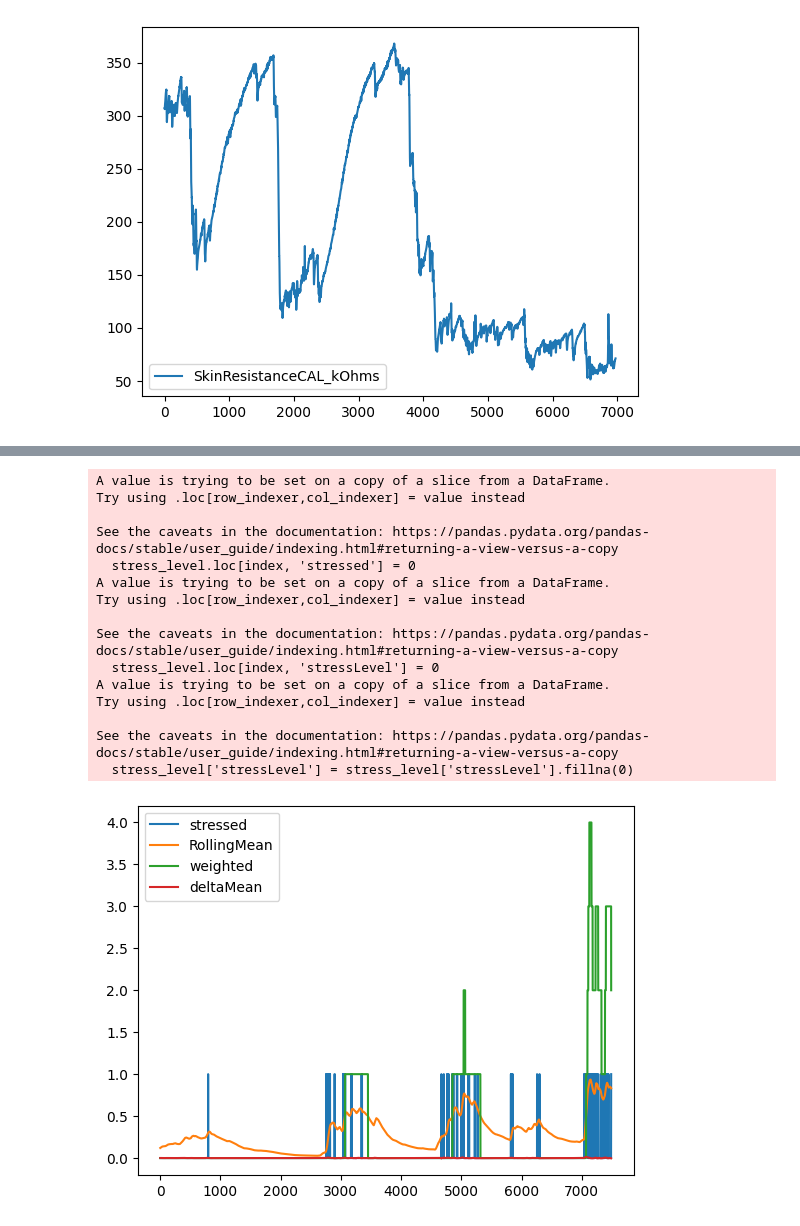
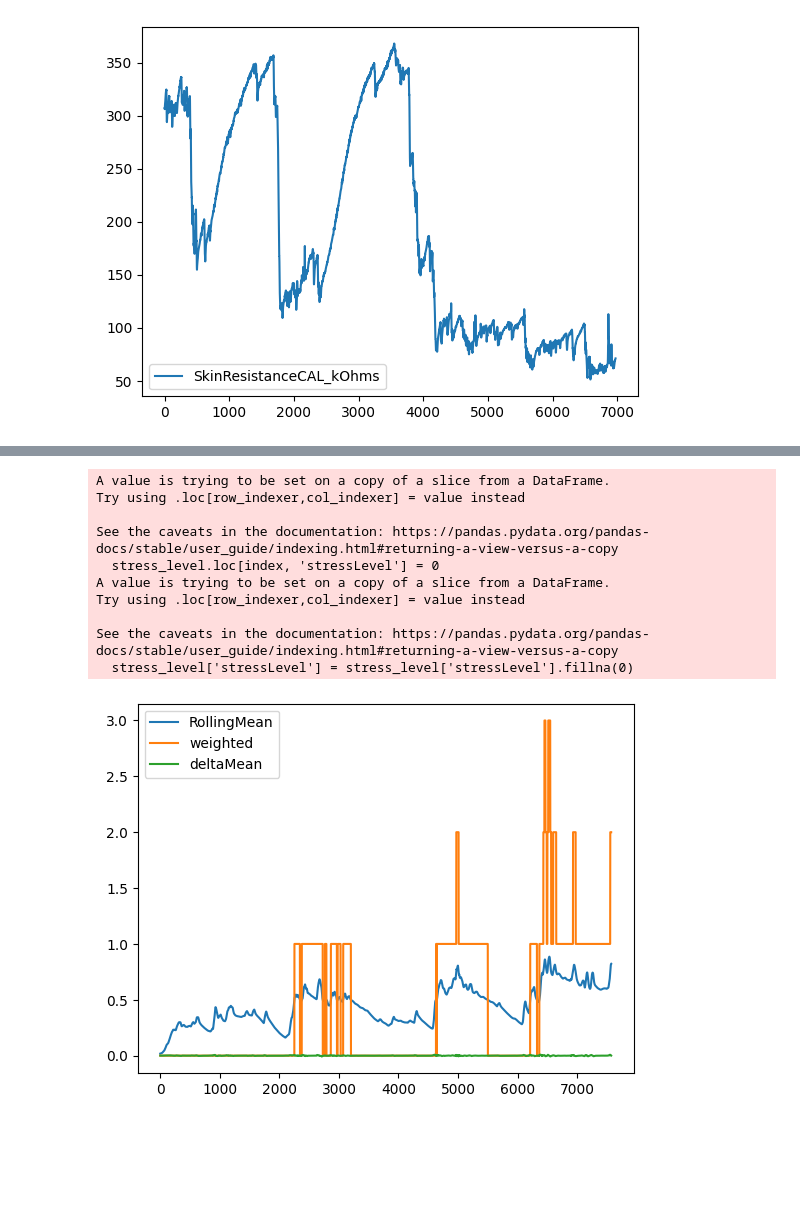
Before and after one commit to Inn0/STP1StressVisualisation, a Jupyter notebook: StressThreshold.ipynb, the cells around one changed output, grey strips where cells are left out. Drawn from its saved outputs; the diff is of its cells as text; code cells hidden in the pictures; blank space fills up the shorter version.

```diff
--- a/StressThreshold.ipynb
+++ b/StressThreshold.ipynb
@@ -131,7 +132,7 @@ scaler = MinMaxScaler()
 
 random_dataset = True
 
-dfTemp=test612_1
+dfTemp=datasetArray[0]
 if(random_dataset):
     dfTemp =  np.random.choice(datasetArray)
     print(type(dfTemp))
@@ -242,62 +223,48 @@ anomaly_detection_df[['anomaly', 'RollingMean','deltaMean']].plot()
 # %%
 from sklearn.model_selection import train_test_split
-stress_level = anomaly_detection_df[['anomaly', 'RollingMean', 'deltaMean']]
+stress_level = anomaly_detection_df[['RollingMean', 'deltaMean']]
 
 for index, row in stress_level.iterrows():
 
-        # print(row[0])
-        if row[0]==-1:
-            stress_level.loc[index, 'stressed'] = 1
-        else:
-            stress_level.loc[index, 'stressed'] = 0
+        # # print(row[0])
+        # if row[0]==-1:
+        #     stress_level.loc[index, 'stressed'] = 1
+        # else:
+        #     stress_level.loc[index, 'stressed'] = 0
 
-        if(row[1]>0.2):
+        if(row[0]>0.2):
             stress_level.loc[index, 'stressLevel'] = 0
-        if(row[1]>0.4):
+        if(row[0]>0.4):
             stress_level.loc[index, 'stressLevel'] = 1
-        if(row[1]>0.6):
+        if(row[0]>0.6):
             stress_level.loc[index, 'stressLevel'] = 2
-        if(row[1]>0.8):
+        if(row[0]>0.8):
             stress_level.loc[index, 'stressLevel'] = 3
-        if(row[1]>0.9):
+        if(row[0]>0.9):
             stress_level.loc[index, 'stressLevel'] = 4
 
 
 stress_level['stressLevel'] = stress_level['stressLevel'].fillna(0)
 stress_level['weighted'] = (stress_level['stressLevel']* stress_level['RollingMean']).round(0)
-# stress_level['RollingStressLevel'] = stress_level['stressLevel'].rolling(50).mean() # rolling median of 10 seconds
-# stress_level = stress_level*100
 
-# # decay the values (logarithmic, maybe make inverse exponential somehow?)
-# groups = stress_level.notna().cumsum()
-# exp = stress_level.apply(lambda col: col.isna().groupby(groups[col.name]).cumsum())
-# stress_level = stress_level.ffill().mul(0.99**exp)
-
-# stress_level.loc[stress_level.stressed <0, 'stressed'] = 0
-# stress_level= stress_level.fillna(method='ffill')
-stress_level[['stressed','RollingMean','weighted', 'deltaMean']].plot()
+stress_level[['RollingMean','weighted', 'deltaMean']].plot()
 # stress_level[['stressed','weighted']].plot()
 model_data = stress_level[['weighted']]
 # print(stress_level)
 
 X_train_data, X_test_data, y_train_data, y_test_data = train_test_split(stress_level[['RollingMean','deltaMean']], model_data, test_size=0.25)
 # %% [output]
-A value is trying to be set on a copy of a slice from a DataFrame.
-Try using .loc[row_indexer,col_indexer] = value instead
-
-See the caveats in the documentation: https://pandas.pydata.org/pandas-docs/stable/user_guide/indexing.html#returning-a-view-versus-a-copy
-  stress_level.loc[index, 'stressed'] = 0
 A value is trying to be set on a copy of a slice from a DataFrame.
 Try using .loc[row_indexer,col_indexer] = value instead
 
 See the caveats in the documentation: https://pandas.pydata.org/pandas-docs/stable/user_guide/indexing.html#returning-a-view-versus-a-copy
   stress_level.loc[index, 'stressLevel'] = 0
 A value is trying to be set on a copy of a slice from a DataFrame.
 Try using .loc[row_indexer,col_indexer] = value instead
 
 See the caveats in the documentation: https://pandas.pydata.org/pandas-docs/stable/user_guide/indexing.html#returning-a-view-versus-a-copy
   stress_level['stressLevel'] = stress_level['stressLevel'].fillna(0)
-[figure, old version]
+[figure, new version]
 # %%
 from sklearn import tree
 from sklearn.tree import DecisionTreeClassifier
```
Also changed, not shown: parts of 9 cells of this notebook.
